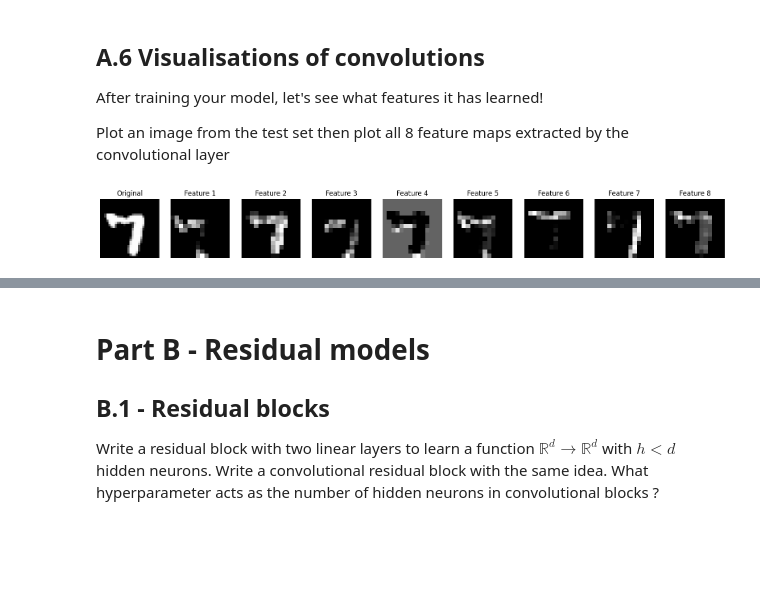
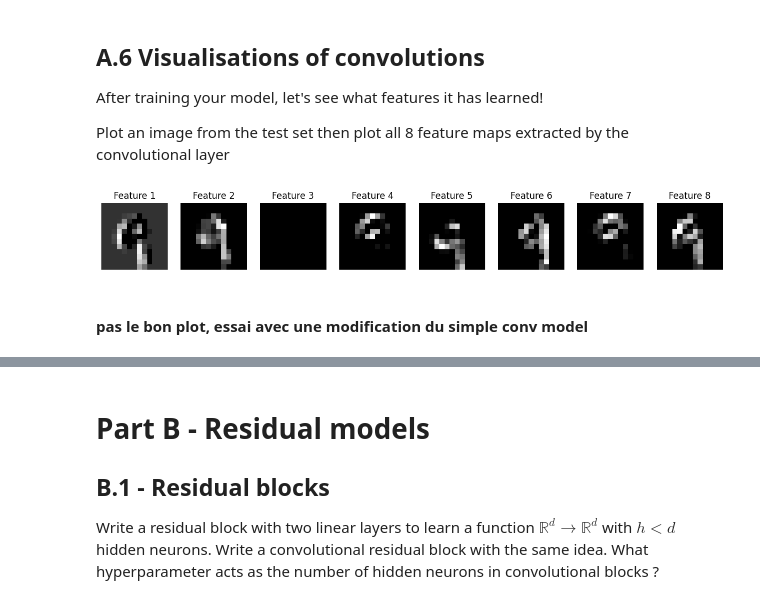
Before and after one commit to lzabar/ensae_dl_pw1, a Jupyter notebook: notebook.ipynb, the cells around one changed output, grey strips where cells are left out. Drawn from its saved outputs; the diff is of its cells as text; code cells hidden in the pictures; blank space fills up the shorter version.

```diff
--- a/notebook.ipynb
+++ b/notebook.ipynb
@@ -230,11 +230,11 @@ class ConvModel(nn.Module):
     def __init__(self):
         super(ConvModel, self).__init__()
         self.layer1 = nn.Sequential(
-            nn.Conv2d(1, 8, kernel_size=3, stride=1, padding=1),
+            nn.Conv2d(1, 8, kernel_size=3),
             nn.ReLU(),
-            nn.MaxPool2d(kernel_size=2, stride=2)
+            nn.MaxPool2d(kernel_size=2)
         )
-        self.classifier = nn.Linear(8 * 14 * 14, 10)
+        self.classifier = nn.Linear(8 * 13 * 13, 10)
 
     def forward(self, x):
         out = self.layer1(x)
@@ -362,26 +362,20 @@ After training your model, let's see what features it has learned!
 Plot an image from the test set then plot all 8 feature maps extracted by the convolutional layer
 # %%
 ### YOUR CODE HERE ###
-test_iter = iter(test_dataloader)
-images, labels = next(test_iter)
+images, labels = next(iter(test_dataloader))
 
 image = images[0].unsqueeze(0).to(device)
 
-cnn_layer = model_cnn.layer1
 with torch.no_grad():
-    features = cnn_layer(image)
+    cnn_out = model_cnn.layer1(image)
 
-fig, axes = plt.subplots(1, 9, figsize=(20, 5))
-
-axes[0].imshow(image.cpu().squeeze(), cmap='gray')
-axes[0].set_title('Original')
-axes[0].axis('off')
-
+fig, axes = plt.subplots(1, 8, figsize=(15, 5))
 for i in range(8):
-    axes[i+1].imshow(features[0,i].cpu(), cmap='gray')
-    axes[i+1].set_title(f'Feature {i+1}')
-    axes[i+1].axis('off')
-
+    axes[i].imshow(cnn_out[0, i].cpu(), cmap='gray')
+    axes[i].axis('off')
+    axes[i].set_title(f"Feature {i+1}")
 plt.show()
 # %% [output]
-[figure, old version]
+[figure, new version]
+# %% [markdown]
+#### pas le bon plot, essai avec une modification du simple conv model
```
Also changed, not shown: parts of 16 cells of this notebook.
